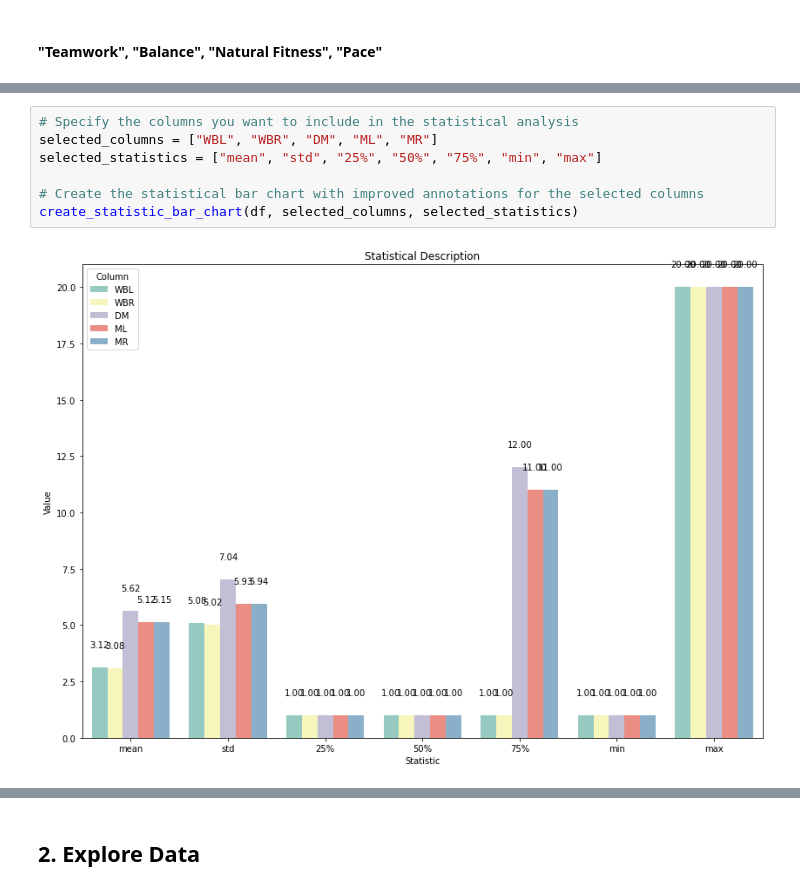
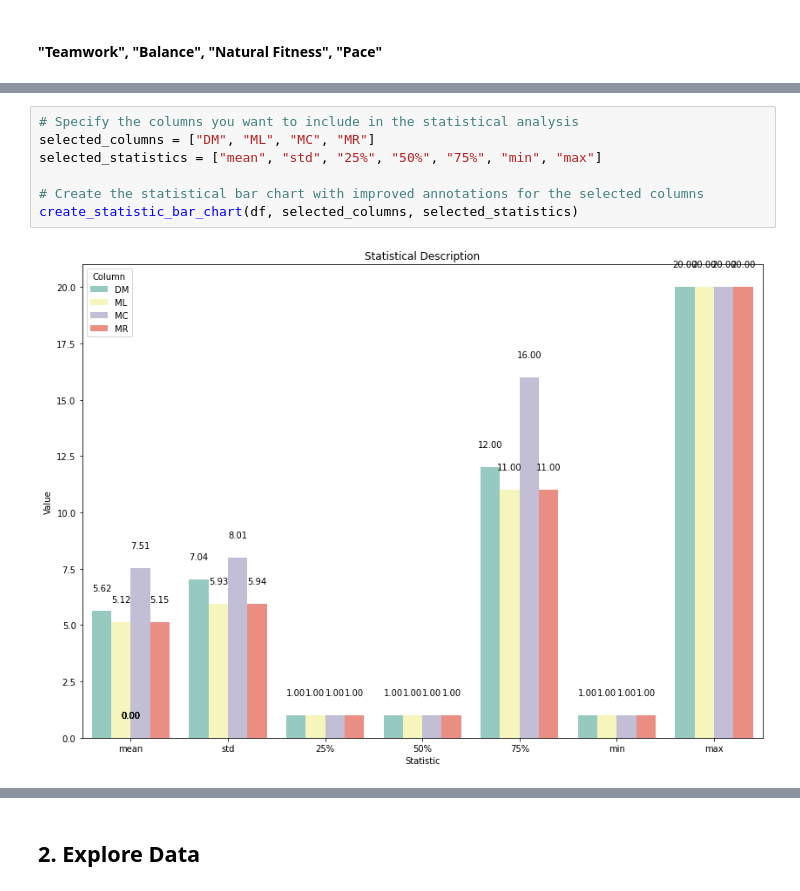
Before and after one commit to Airwangga-Sport-Science/AI-Model, a Jupyter notebook: Modelling/Airwangga Sport Science.ipynb, the cells around one changed output, grey strips where cells are left out. Saved outputs shown, nothing was run; the diff lists cells and outputs as text.

```diff
--- a/Modelling/Airwangga Sport Science.ipynb
+++ b/Modelling/Airwangga Sport Science.ipynb
@@ -197,11 +197,11 @@ create_statistic_bar_chart(df, selected_columns, selected_statistics)
 # %%
 # Specify the columns you want to include in the statistical analysis
-selected_columns = ["WBL", "WBR", "DM", "ML", "MR"]
+selected_columns = ["DM", "ML", "MC", "MR"]
 selected_statistics = ["mean", "std", "25%", "50%", "75%", "min", "max"]
 
 # Create the statistical bar chart with improved annotations for the selected columns
 create_statistic_bar_chart(df, selected_columns, selected_statistics)
 # %% [output]
-[figure, old version]
+[figure, new version]
 # %%
 # Specify the columns you want to include in the statistical analysis
```
Also changed, not shown: parts of 28 cells of this notebook.
